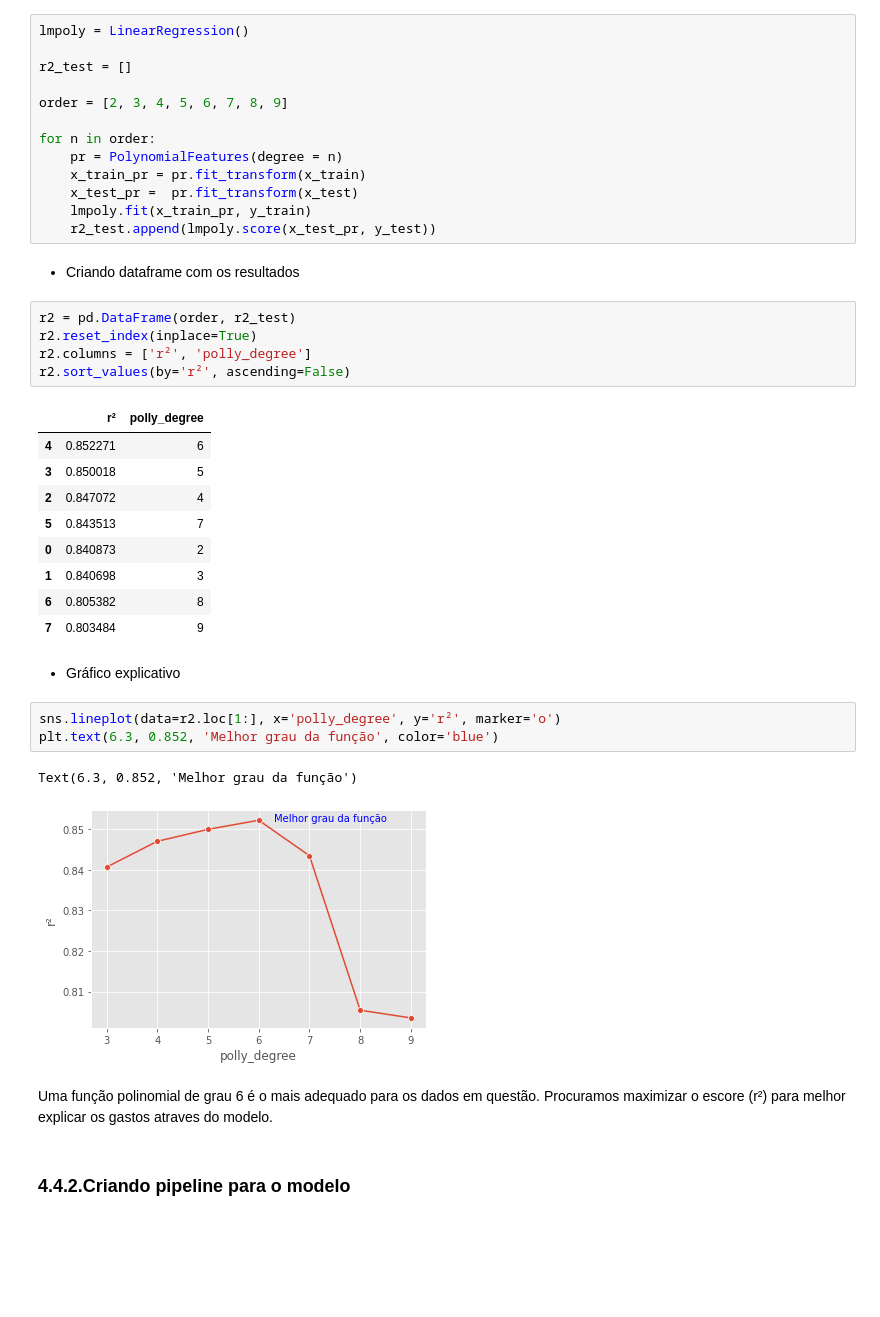
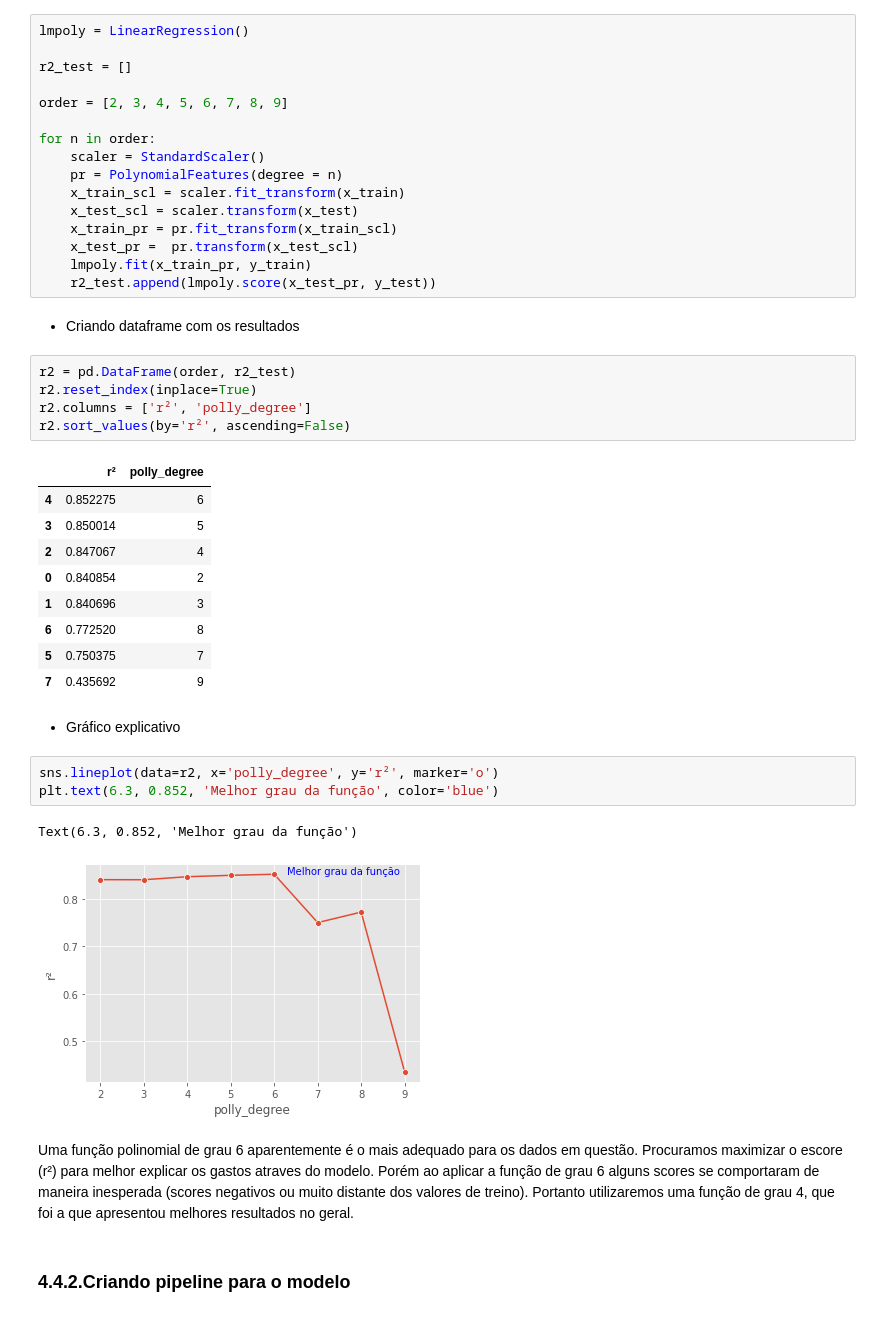
Before and after one commit to Bruno-Donato/desafio_gastos_saude, a Jupyter notebook: desafio_gastos_saude.ipynb, the cells around one changed output. Cells and saved outputs as stored; diff of their text form; blank space fills up the shorter version.

```diff
--- a/desafio_gastos_saude.ipynb
+++ b/desafio_gastos_saude.ipynb
@@ -504,9 +505,12 @@ r2_test = []
 order = [2, 3, 4, 5, 6, 7, 8, 9]
 
 for n in order:
+    scaler = StandardScaler()
     pr = PolynomialFeatures(degree = n)
-    x_train_pr = pr.fit_transform(x_train)
-    x_test_pr =  pr.fit_transform(x_test)
+    x_train_scl = scaler.fit_transform(x_train)
+    x_test_scl = scaler.transform(x_test)
+    x_train_pr = pr.fit_transform(x_train_scl)
+    x_test_pr =  pr.transform(x_test_scl)
     lmpoly.fit(x_train_pr, y_train)
     r2_test.append(lmpoly.score(x_test_pr, y_test))
 # %% [markdown]
@@ -518,24 +522,24 @@ r2.columns = ['r²', 'polly_degree']
 r2.sort_values(by='r²', ascending=False)
 # %% [output]
 |  | r² | polly_degree |
-| 4 | 0.852271 | 6 |
-| 3 | 0.850018 | 5 |
-| 2 | 0.847072 | 4 |
-| 5 | 0.843513 | 7 |
-| 0 | 0.840873 | 2 |
-| 1 | 0.840698 | 3 |
-| 6 | 0.805382 | 8 |
-| 7 | 0.803484 | 9 |
+| 4 | 0.852275 | 6 |
+| 3 | 0.850014 | 5 |
+| 2 | 0.847067 | 4 |
+| 0 | 0.840854 | 2 |
+| 1 | 0.840696 | 3 |
+| 6 | 0.772520 | 8 |
+| 5 | 0.750375 | 7 |
+| 7 | 0.435692 | 9 |
 # %% [markdown]
 - Gráfico explicativo
 # %%
-sns.lineplot(data=r2.loc[1:], x='polly_degree', y='r²', marker='o')
+sns.lineplot(data=r2, x='polly_degree', y='r²', marker='o')
 plt.text(6.3, 0.852, 'Melhor grau da função', color='blue')
 # %% [output]
 Text(6.3, 0.852, 'Melhor grau da função')
-[figure, old version]
+[figure, new version]
 # %% [markdown]
-Uma função polinomial de grau 6 é o mais adequado para os dados em questão. Procuramos maximizar o escore (r²) para melhor explicar os gastos atraves do modelo.
+Uma função polinomial de grau 6 aparentemente é o mais adequado para os dados em questão. Procuramos maximizar o escore (r²) para melhor explicar os gastos atraves do modelo. Porém ao aplicar a função de grau 6 alguns scores se comportaram de maneira inesperada (scores negativos ou muito distante dos valores de treino). Portanto utilizaremos uma função de grau 4, que foi a que apresentou melhores resultados no geral.
 # %% [markdown]
 ### 4.4.2.Criando pipeline para o modelo
 # %% [markdown]
```
Also changed, not shown: parts of 41 cells of this notebook.
